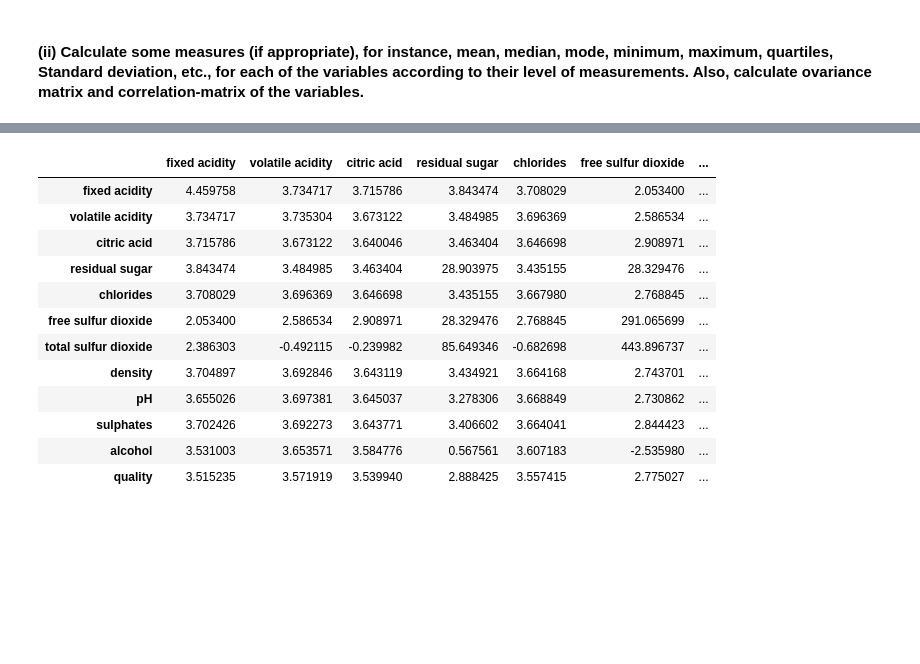
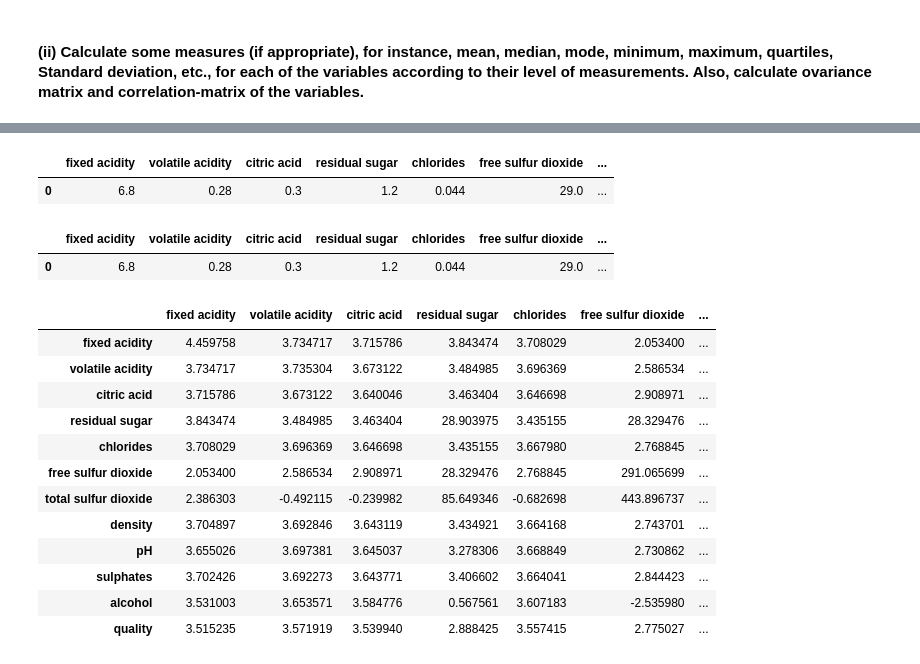
Before and after one commit to mmisobuj/Data-Science-with-Python, a Jupyter notebook: 09.Assignment/WineQuantity/Predict-the-quality-of-the-wine.ipynb, the cells around one changed output, grey strips where cells are left out. Drawn from its saved outputs; the diff is of its cells as text; code cells hidden in the pictures; blank space fills up the shorter version.

```diff
--- a/09.Assignment/WineQuantity/Predict-the-quality-of-the-wine.ipynb
+++ b/09.Assignment/WineQuantity/Predict-the-quality-of-the-wine.ipynb
@@ -123,3 +100,13 @@ memory usage: 459.7 KB
+# %%
+df_white.mode()
+# %% [output]
+|  | fixed acidity | volatile acidity | citric acid | residual sugar | chlorides | free sulfur dioxide | ... |
+| 0 | 6.8 | 0.28 | 0.3 | 1.2 | 0.044 | 29.0 | ... |
+# %%
+df_white.mode()
+# %% [output]
+|  | fixed acidity | volatile acidity | citric acid | residual sugar | chlorides | free sulfur dioxide | ... |
+| 0 | 6.8 | 0.28 | 0.3 | 1.2 | 0.044 | 29.0 | ... |
 # %%
 # covariance matrix
 df_white.cov()
```
Also changed, not shown: parts of 12 cells of this notebook.
